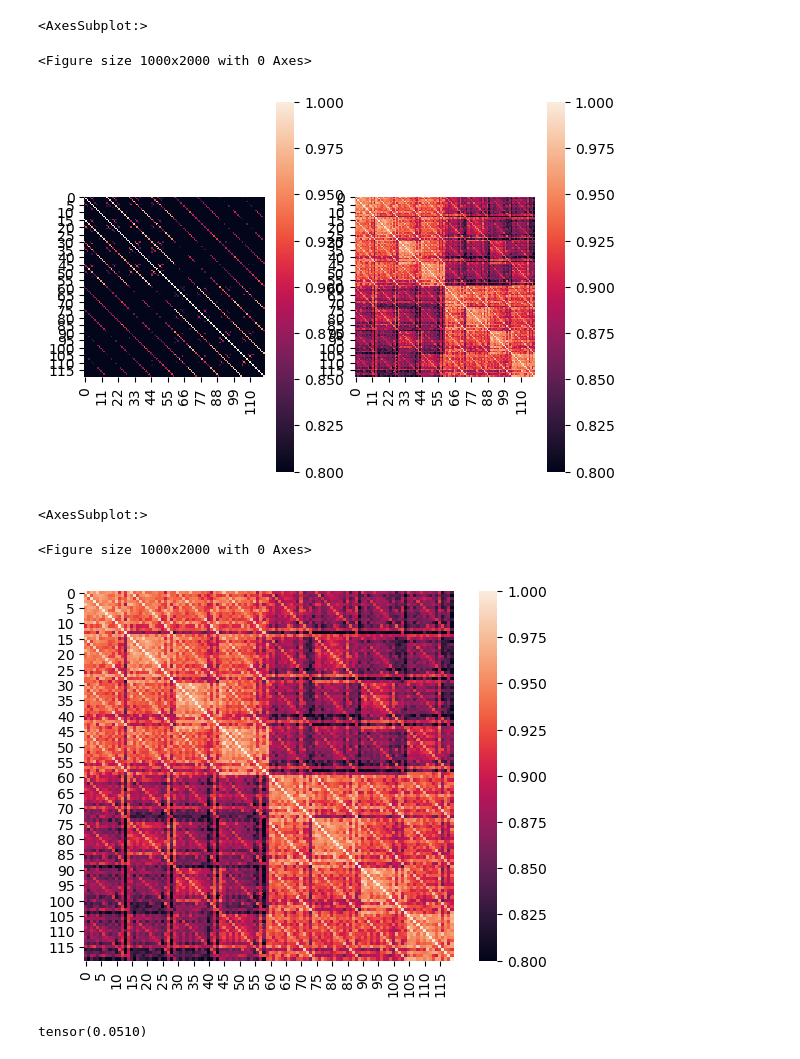
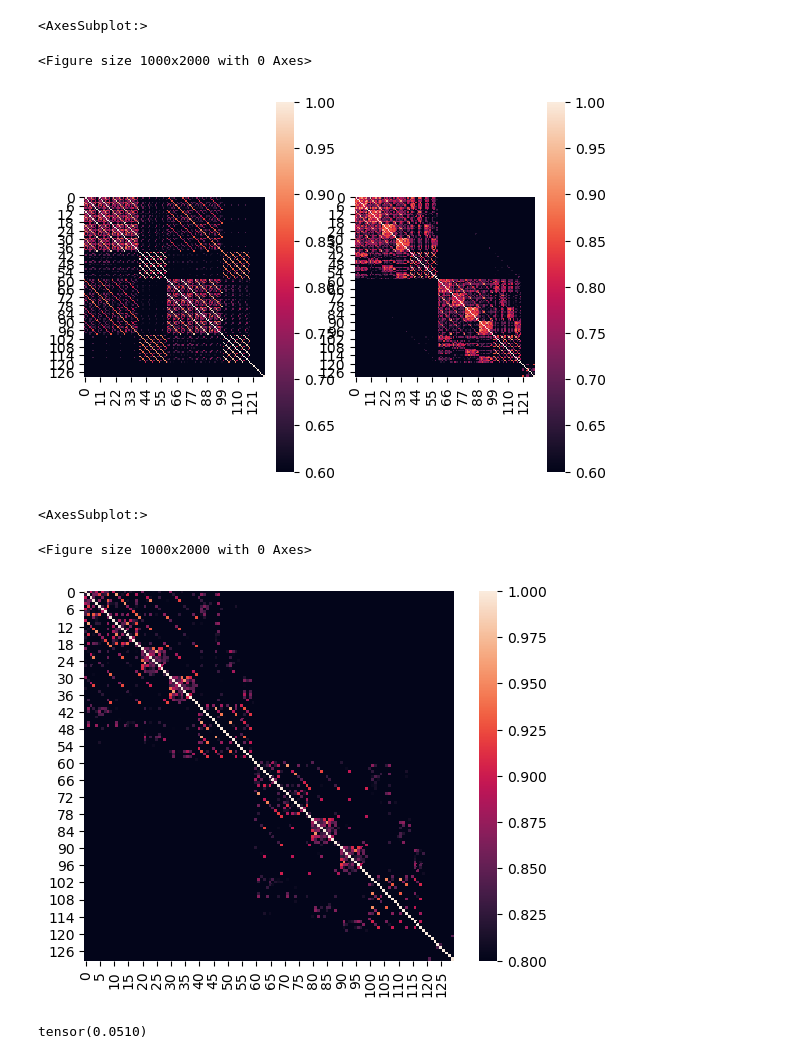
Before and after one commit to Yoshi-0921/MAEXP, a Jupyter notebook: configs/experiments/LangStrat/scripts/instructionAnalysis.ipynb, the cells around one changed output. Cells and saved outputs as stored; diff of their text form; code cells hidden in the pictures.

```diff
--- a/configs/experiments/LangStrat/scripts/instructionAnalysis.ipynb
+++ b/configs/experiments/LangStrat/scripts/instructionAnalysis.ipynb
@@ -85,7 +87,9 @@ sns.heatmap(trained_final,
 import matplotlib.pyplot as plt
 import seaborn as sns
 
-embeddings = torch.concat([type0_right_tensor,unseen_type0_right_tensor,type0_left_tensor,unseen_type0_left_tensor,type0_top_tensor,unseen_type0_top_tensor,type0_bottom_tensor,unseen_type0_bottom_tensor,type1_right_tensor,unseen_type1_right_tensor,type1_left_tensor,unseen_type1_left_tensor,type1_top_tensor,unseen_type1_top_tensor,type1_bottom_tensor,unseen_type1_bottom_tensor])
+# embeddings = torch.concat([type0_right_tensor,unseen_type0_right_tensor,type0_left_tensor,unseen_type0_left_tensor,type0_top_tensor,unseen_type0_top_tensor,type0_bottom_tensor,unseen_type0_bottom_tensor,type1_right_tensor,unseen_type1_right_tensor,type1_left_tensor,unseen_type1_left_tensor,type1_top_tensor,unseen_type1_top_tensor,type1_bottom_tensor,unseen_type1_bottom_tensor])
+
+embeddings = torch.concat([type0_right_tensor,type0_left_tensor,type0_top_tensor,type0_bottom_tensor,unseen_type0_right_tensor,unseen_type0_left_tensor,unseen_type0_top_tensor,unseen_type0_bottom_tensor,type1_right_tensor,type1_left_tensor,type1_top_tensor,type1_bottom_tensor,unseen_type1_right_tensor,unseen_type1_left_tensor,unseen_type1_top_tensor,unseen_type1_bottom_tensor,torch.normal(0,0.05,size=(10,384))])
 
 trained_embeddings = networks[0](embeddings)
 
@@ -94,36 +98,38 @@ for i in range(len(embeddings)):
     ans = []
     for j in range(len(embeddings)):
         similarity = torch.cosine_similarity(embeddings[i].view(1,-1),embeddings[j].view(1,-1)).item()
         ans.append(similarity)
     final.append(ans)
 
 trained_final = []
 for i in range(len(trained_embeddings)):
     ans = []
     for j in range(len(trained_embeddings)):
         similarity = torch.cosine_similarity(trained_embeddings[i].view(1,-1),trained_embeddings[j].view(1,-1)).item()
         ans.append(similarity)
     trained_final.append(ans)
 
 
 plt.figure(figsize=(10, 20))
 
 fig = plt.figure()
 plt.subplot(1, 2, 1)
 sns.heatmap(
     final,
     square=True,
     annot=False,
-    vmin=0.8)
+    vmin=0.6
+    )
 plt.subplot(1, 2, 2)
 sns.heatmap(trained_final,
     square=True,
     annot=False,
-    vmin=0.8)
+    vmin=0.6
+    )
 # %% [output]
 <AxesSubplot:>
 <Figure size 1000x2000 with 0 Axes>
-[figure, old version]
+[figure, new version]
 # %%
 plt.figure(figsize=(10, 20))
 fig = plt.figure()
@@ -134,7 +140,7 @@ sns.heatmap(trained_final,
 # %% [output]
 <AxesSubplot:>
 <Figure size 1000x2000 with 0 Axes>
-[figure, old version]
+[figure, new version]
 # %%
 type0_right_tensor.std()
 # %% [output]
```
Also changed, not shown: parts of 2 cells of this notebook, 7 other files.
